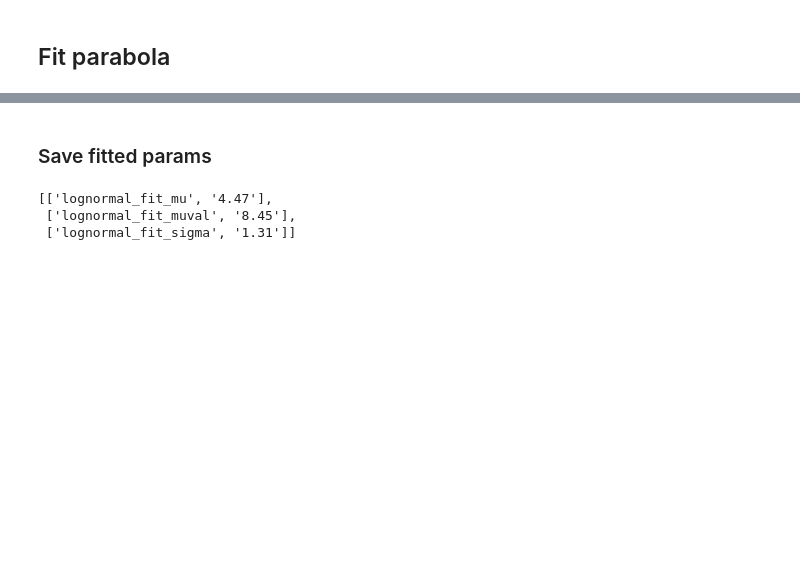
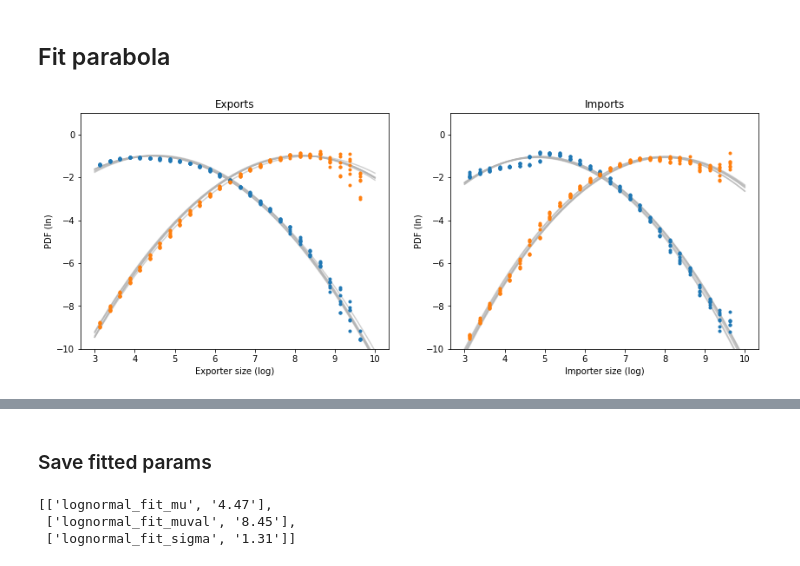
Before and after one commit to matuteiglesias/French_exports_bkp, a Jupyter notebook: code/notebooks/Parabolas. Simulated distribution and growth.ipynb, the cells around one changed output, grey strips where cells are left out. Drawn from its saved outputs; the diff is of its cells as text; code cells hidden in the pictures; blank space fills up the shorter version.

```diff
--- a/code/notebooks/Parabolas. Simulated distribution and growth.ipynb
+++ b/code/notebooks/Parabolas. Simulated distribution and growth.ipynb
@@ -58,0 +71,56 @@ fit_data[['counts', 'value']] = np.log(fit_data[['counts', 'value']]).add_suffix
+# %%
+fig, axs = plt.subplots(1, 2, figsize = (14, 5))
+
+# i = 0
+# fs_df_slice = fs_df.loc[fs_df.IMPORT == i].replace(-inf, nan).dropna()
+
+fits_l = []
+years = range(1997, 2004)
+for i in [0, 1]:
+    sigma_l = []; mu_l = [];
+    fs_df_slice = fs_df.loc[fs_df.IMPORT == i].replace(-inf, nan).dropna()
+    ax = axs[i]
+    for yr in years:
+        ax.set_title(['Exports', 'Imports'][i])
+        fit_data = fit_data_from_slice(fs_df_slice.loc[fs_df_slice.YEAR == yr], bins = np.arange(3, 10, 0.25))
+
+
+        ## COUNTS
+        x = fit_data.log_VART
+        y = fit_data.counts
+        z = np.polyfit(x, y, 2)
+        p = np.poly1d(z)
+
+        xp = np.linspace(3, 10, 70)
+        ax.plot(xp, p(xp), '-', c = '.7', alpha = .6)
+        ax.plot(x, y, '.', c = '#1f77b4', zorder = 10)
+
+        sigma = 1/np.sqrt(-2*z[0]); sigma_l += [sigma]
+        mu = -z[1]/(2*z[0]); mu_l += [mu]
+
+        # VALUE
+        #fit
+        zval = np.polyfit(x + (sigma**2)*np.log(10), y, 2)
+        poly_val = np.poly1d(zval)
+        # plt.plot(x[:-1] + .115/2, np.log(cnt) + 2.2)
+        ax.plot(xp, poly_val(xp), '-', c = '.7', alpha = .6)
+
+        #points
+        y2 = fit_data.value
+        ax.plot(x, y2, '.', c = '#ff7f0e', zorder = 10)
+        cnt, bns = np.histogram(np.random.normal(mu + (sigma**2)*np.log(10), sigma, 1000000), x)
+        cnt = cnt/cnt.sum()
+
+        ax.set_ylim(-10, 1)
+        ax.set_xlabel(['Exporter', 'Importer'][i]+' size (log)')
+        ax.set_ylabel('PDF (ln)')
+        # plt.savefig('./../../../thesis_writing/figures/parabolas_fit.png', dpi = 400)
+
+    fits = pd.DataFrame([years, np.array(mu_l), np.array(sigma_l)], index = ['YEAR', 'mu', 'sigma']).T
+    fits['IMPORT'] = i
+    fits_l += [fits]
+
+plt.show()
+fits = pd.concat(fits_l)
+# %% [output]
+[figure, added]
```
Also changed, not shown: parts of 13 cells of this notebook.
